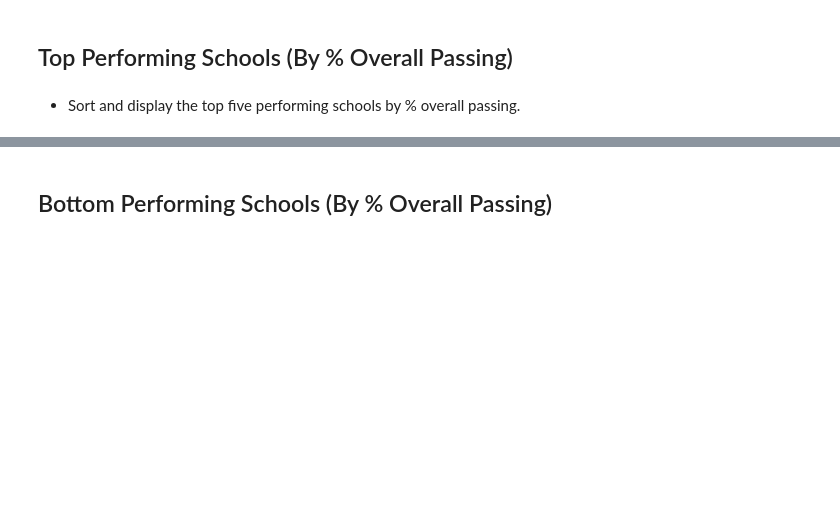
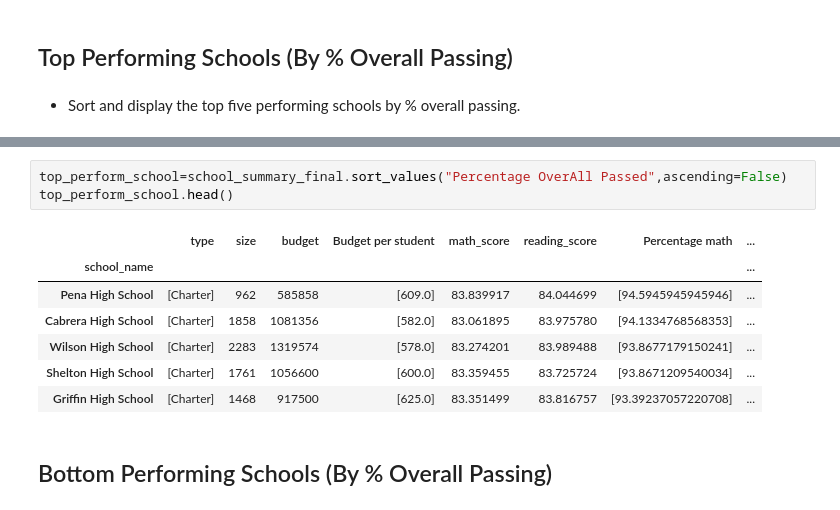
Before and after one commit to BanuNathan/pandas-Challenge, a Jupyter notebook: PyCitySchools/PyCitySchools_starter.ipynb, the cells around one changed output, grey strips where cells are left out. Drawn from its saved outputs; the diff is of its cells as text; blank space fills up the shorter version.

```diff
--- a/PyCitySchools/PyCitySchools_starter.ipynb
+++ b/PyCitySchools/PyCitySchools_starter.ipynb
@@ -101,3 +215,14 @@ array(['Huang High School', 'Figueroa High School', 'Shelton High School',
+# %%
+top_perform_school=school_summary_final.sort_values("Percentage OverAll Passed",ascending=False)
+top_perform_school.head()
+# %% [output]
+|  | type | size | budget | Budget per student | math_score | reading_score | Percentage math | ... |
+| school_name |  |  |  |  |  |  |  | ... |
+| Pena High School | [Charter] | 962 | 585858 | [609.0] | 83.839917 | 84.044699 | [94.5945945945946] | ... |
+| Cabrera High School | [Charter] | 1858 | 1081356 | [582.0] | 83.061895 | 83.975780 | [94.1334768568353] | ... |
+| Wilson High School | [Charter] | 2283 | 1319574 | [578.0] | 83.274201 | 83.989488 | [93.8677179150241] | ... |
+| Shelton High School | [Charter] | 1761 | 1056600 | [600.0] | 83.359455 | 83.725724 | [93.8671209540034] | ... |
+| Griffin High School | [Charter] | 1468 | 917500 | [625.0] | 83.351499 | 83.816757 | [93.39237057220708] | ... |
 # %% [markdown]
 ## Bottom Performing Schools (By % Overall Passing)
 # %% [markdown]
```
Also changed, not shown: parts of 38 cells of this notebook.
